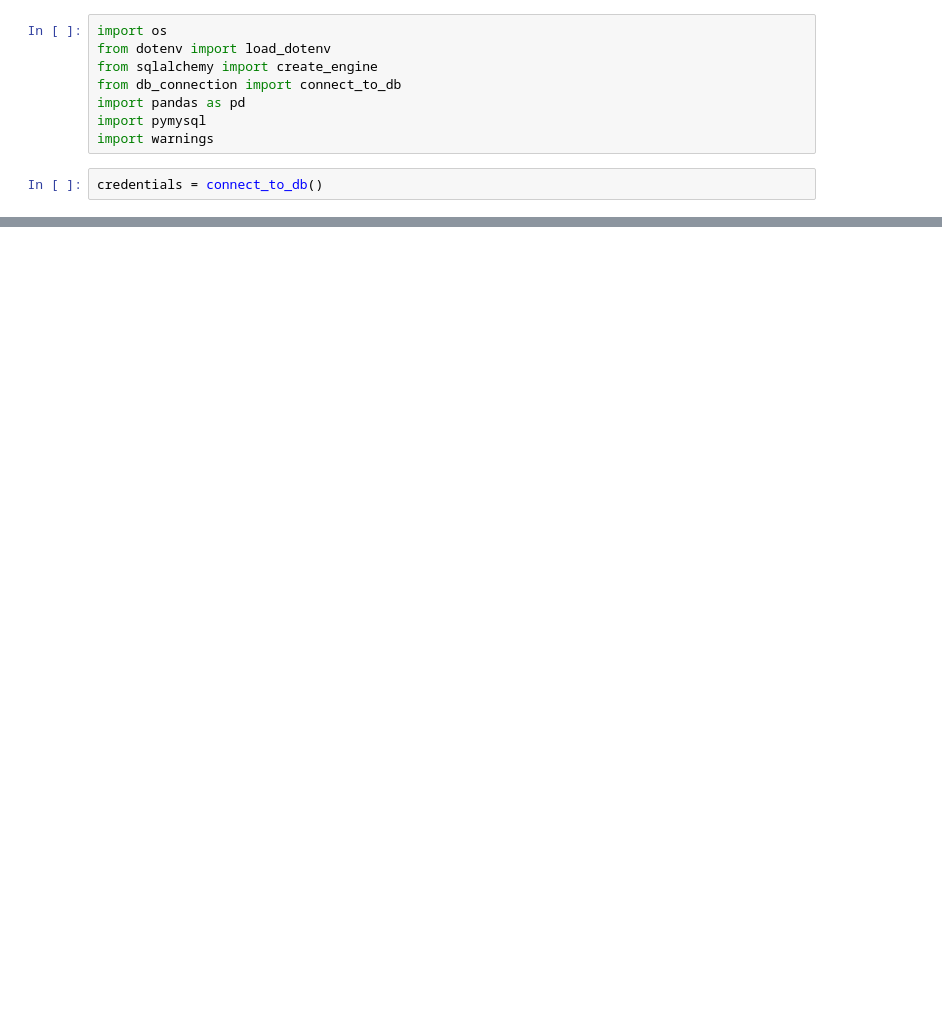
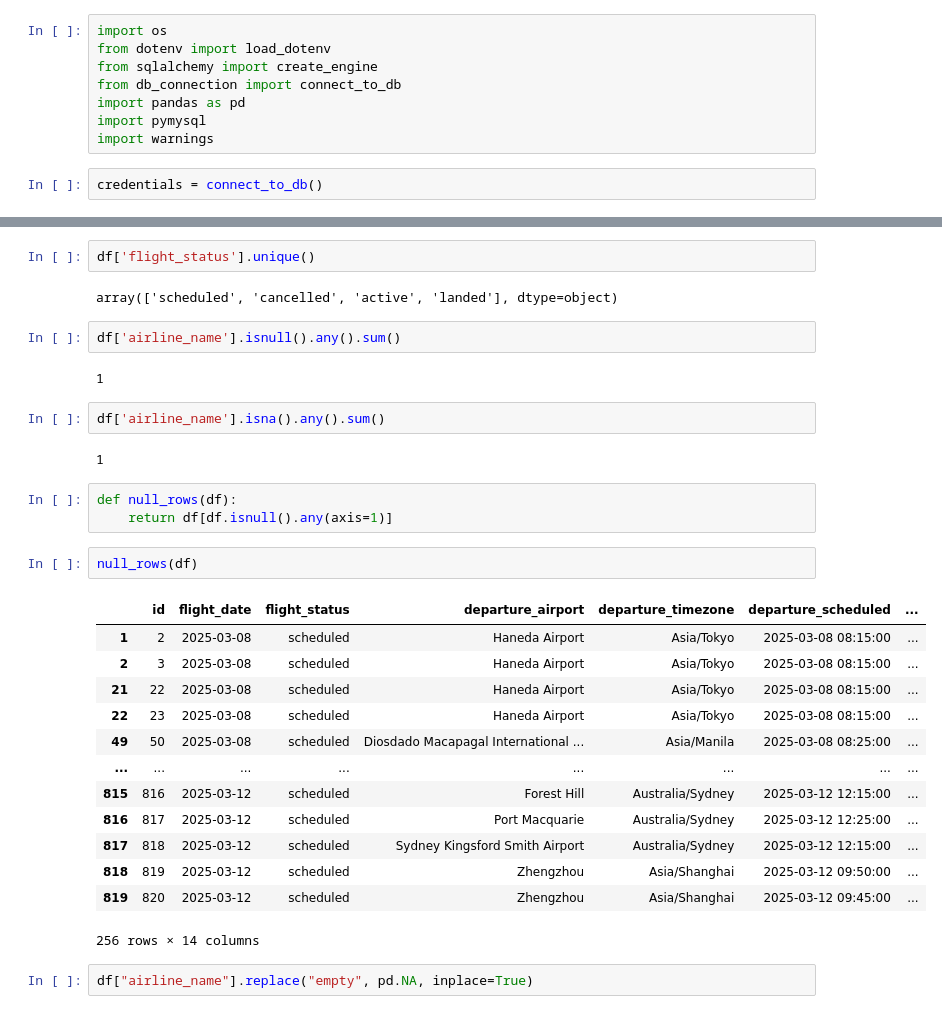
Before and after one commit to adhishakya/Aviation_Data_Pipeline, a Jupyter notebook: transform.ipynb, the cells around one changed output, grey strips where cells are left out. Drawn from its saved outputs; the diff is of its cells as text; blank space fills up the shorter version.

Commit message:
Null and duplication handling

```diff
--- a/transform.ipynb
+++ b/transform.ipynb
@@ -39,0 +72,33 @@ print(df['id'].count())
+# %%
+df['flight_status'].unique()
+# %% [output]
+array(['scheduled', 'cancelled', 'active', 'landed'], dtype=object)
+# %%
+df['airline_name'].isnull().any().sum()
+# %% [output]
+1
+# %%
+df['airline_name'].isna().any().sum()
+# %% [output]
+1
+# %%
+def null_rows(df):
+    return df[df.isnull().any(axis=1)]
+# %%
+null_rows(df)
+# %% [output]
+|  | id | flight_date | flight_status | departure_airport | departure_timezone | departure_scheduled | ... |
+| 1 | 2 | 2025-03-08 | scheduled | Haneda Airport | Asia/Tokyo | 2025-03-08 08:15:00 | ... |
+| 2 | 3 | 2025-03-08 | scheduled | Haneda Airport | Asia/Tokyo | 2025-03-08 08:15:00 | ... |
+| 21 | 22 | 2025-03-08 | scheduled | Haneda Airport | Asia/Tokyo | 2025-03-08 08:15:00 | ... |
+| 22 | 23 | 2025-03-08 | scheduled | Haneda Airport | Asia/Tokyo | 2025-03-08 08:15:00 | ... |
+| 49 | 50 | 2025-03-08 | scheduled | Diosdado Macapagal International ... | Asia/Manila | 2025-03-08 08:25:00 | ... |
+| ... | ... | ... | ... | ... | ... | ... | ... |
+| 815 | 816 | 2025-03-12 | scheduled | Forest Hill | Australia/Sydney | 2025-03-12 12:15:00 | ... |
+| 816 | 817 | 2025-03-12 | scheduled | Port Macquarie | Australia/Sydney | 2025-03-12 12:25:00 | ... |
+| 817 | 818 | 2025-03-12 | scheduled | Sydney Kingsford Smith Airport | Australia/Sydney | 2025-03-12 12:15:00 | ... |
+| 818 | 819 | 2025-03-12 | scheduled | Zhengzhou | Asia/Shanghai | 2025-03-12 09:50:00 | ... |
+| 819 | 820 | 2025-03-12 | scheduled | Zhengzhou | Asia/Shanghai | 2025-03-12 09:45:00 | ... |
+256 rows × 14 columns
+# %%
+df["airline_name"].replace("empty", pd.NA, inplace=True)
```
Also changed, not shown: parts of 20 cells of this notebook.
